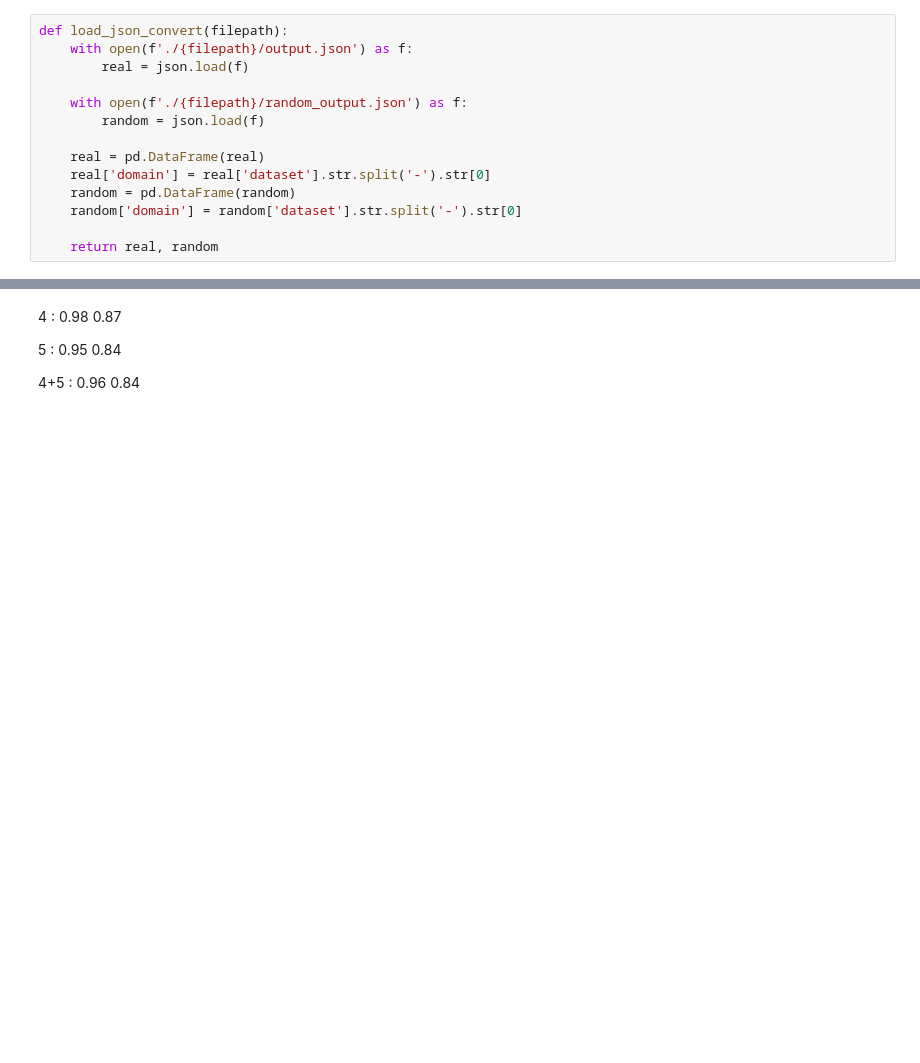
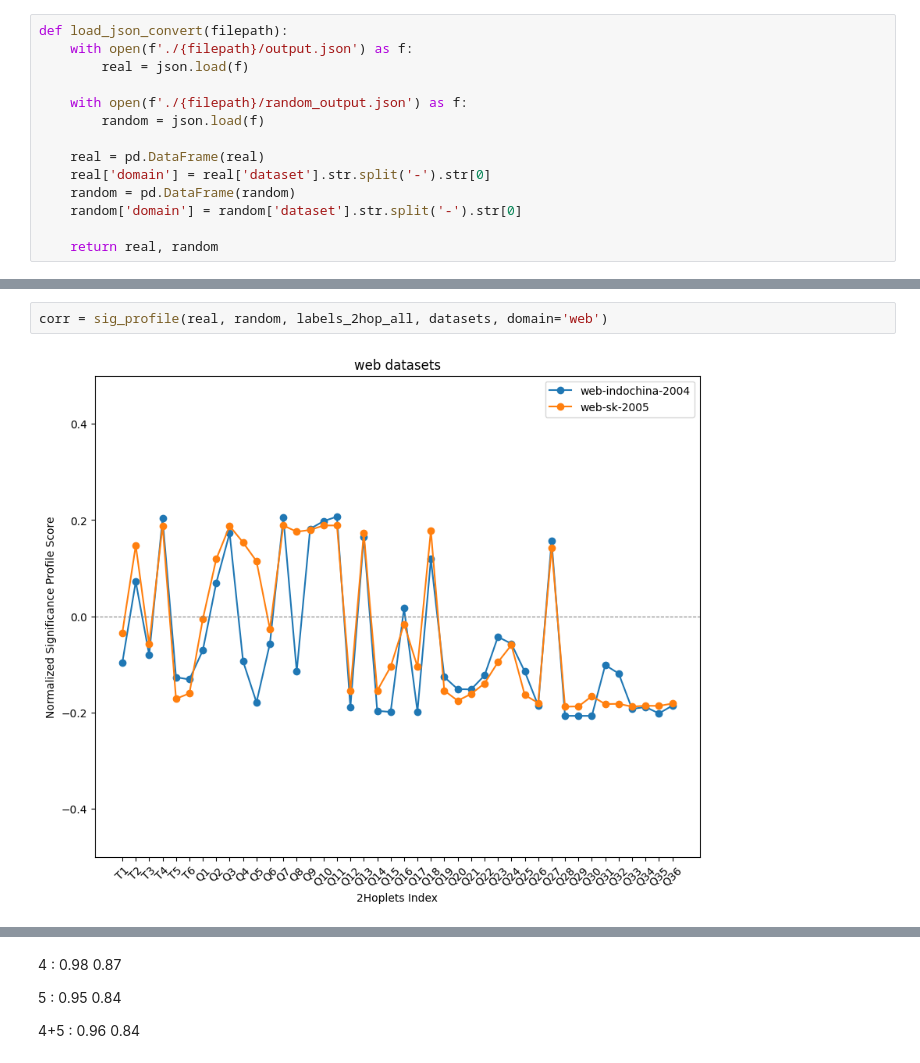
Before and after one commit to thisis05/distance-extended-graphlet, a Jupyter notebook: profile.ipynb, the cells around one changed output, grey strips where cells are left out. Drawn from its saved outputs; the diff is of its cells as text; blank space fills up the shorter version.

```diff
--- a/profile.ipynb
+++ b/profile.ipynb
@@ -116,0 +135,4 @@ def conf_mat(labels, correlation_matrix):
+# %%
+corr = sig_profile(real, random, labels_2hop_all, datasets, domain='web')
+# %% [output]
+[figure, added]
```
Also changed, not shown: parts of 15 cells of this notebook, 39 other files.
